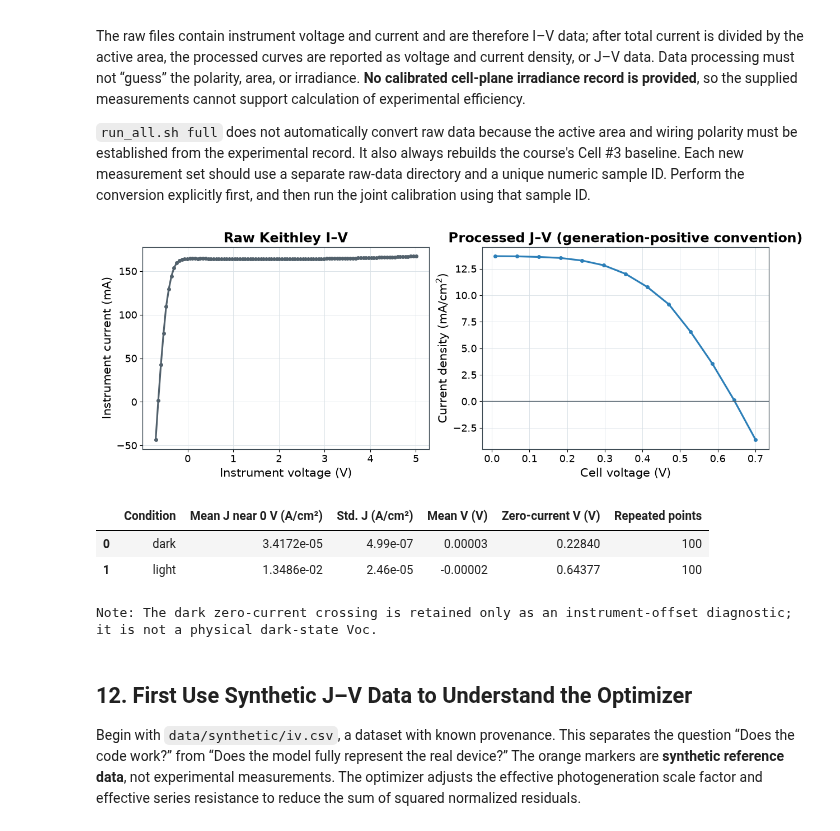
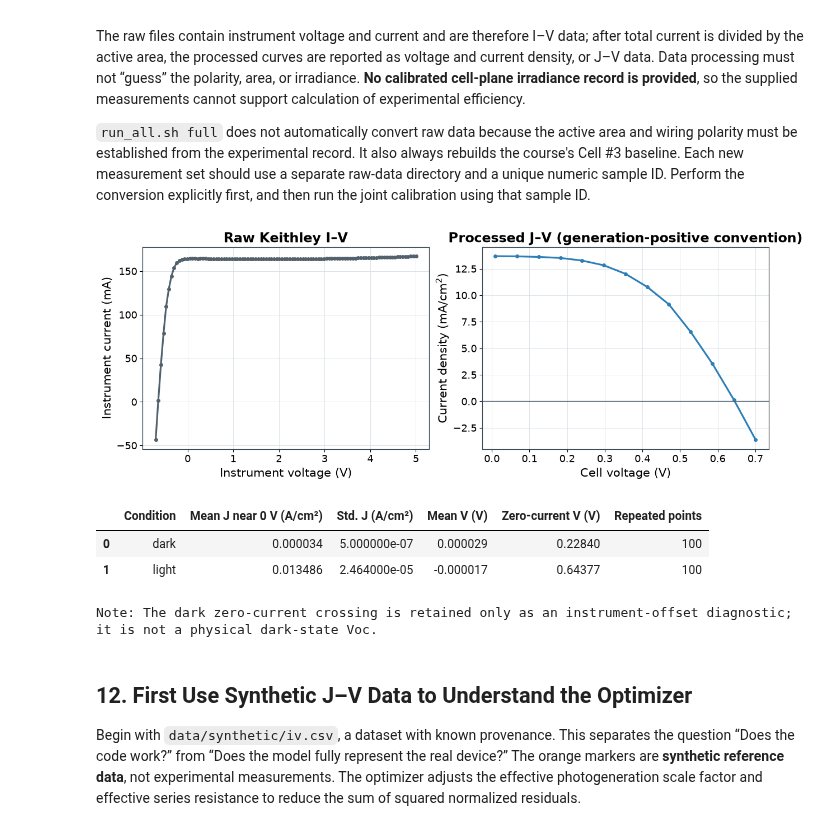
Before and after one commit to chenzhang0920/devsim-silicon-solar-cell-teaching, a Jupyter notebook: notebooks/tutorial.ipynb, the cells around one changed output. Cells and saved outputs as stored; diff of their text form; code cells hidden in the pictures.

```diff
--- a/notebooks/tutorial.ipynb
+++ b/notebooks/tutorial.ipynb
@@ -510,40 +510,40 @@ axes[1].axhline(0, color=C_GRAY, lw=1)
 axes[1].set(xlabel="Cell voltage (V)", ylabel="Current density (mA/cm$^2$)",
             title="Processed J–V (generation-positive convention)")
 for ax in axes:
     ax.grid(True)
 plt.show()
 
 short_summary = pd.read_csv("data/processed/ishort_summary.csv")
 voc_summary = pd.read_csv("data/processed/voc_summary.csv")
 cell3_summary = short_summary.query("sample == 3").merge(
     voc_summary.query("sample == 3"), on=["sample", "condition"]
 )
 summary_for_display = cell3_summary[[
     "condition", "J_mean_A_cm2", "J_std_A_cm2",
     "V_mean_V", "V_at_I0_V", "n_points",
 ]].rename(columns={
     "condition": "Condition",
     "J_mean_A_cm2": "Mean J near 0 V (A/cm²)",
     "J_std_A_cm2": "Std. J (A/cm²)",
     "V_mean_V": "Mean V (V)",
     "V_at_I0_V": "Zero-current V (V)",
     "n_points": "Repeated points",
 })
-display(summary_for_display.style.format({
-    "Mean J near 0 V (A/cm²)": "{:.4e}",
-    "Std. J (A/cm²)": "{:.2e}",
-    "Mean V (V)": "{:.5f}",
-    "Zero-current V (V)": "{:.5f}",
+display(summary_for_display.round({
+    "Mean J near 0 V (A/cm²)": 8,
+    "Std. J (A/cm²)": 8,
+    "Mean V (V)": 6,
+    "Zero-current V (V)": 5,
 }))
 print(
     "Note: The dark zero-current crossing is retained only as an instrument-offset "
     "diagnostic; it is not a physical dark-state Voc."
 )
 # %% [output]
 [figure]
 |  | Condition | Mean J near 0 V (A/cm²) | Std. J (A/cm²) | Mean V (V) | Zero-current V (V) | Repeated points |
-| 0 | dark | 3.4172e-05 | 4.99e-07 | 0.00003 | 0.22840 | 100 |
-| 1 | light | 1.3486e-02 | 2.46e-05 | -0.00002 | 0.64377 | 100 |
+| 0 | dark | 0.000034 | 5.000000e-07 | 0.000029 | 0.22840 | 100 |
+| 1 | light | 0.013486 | 2.464000e-05 | -0.000017 | 0.64377 | 100 |
 Note: The dark zero-current crossing is retained only as an instrument-offset diagnostic; it is not a physical dark-state Voc.
 # %% [markdown]
 ## 12. First Use Synthetic J–V Data to Understand the Optimizer
```
Also changed, not shown: parts of 7 cells of this notebook, 14 other files.
